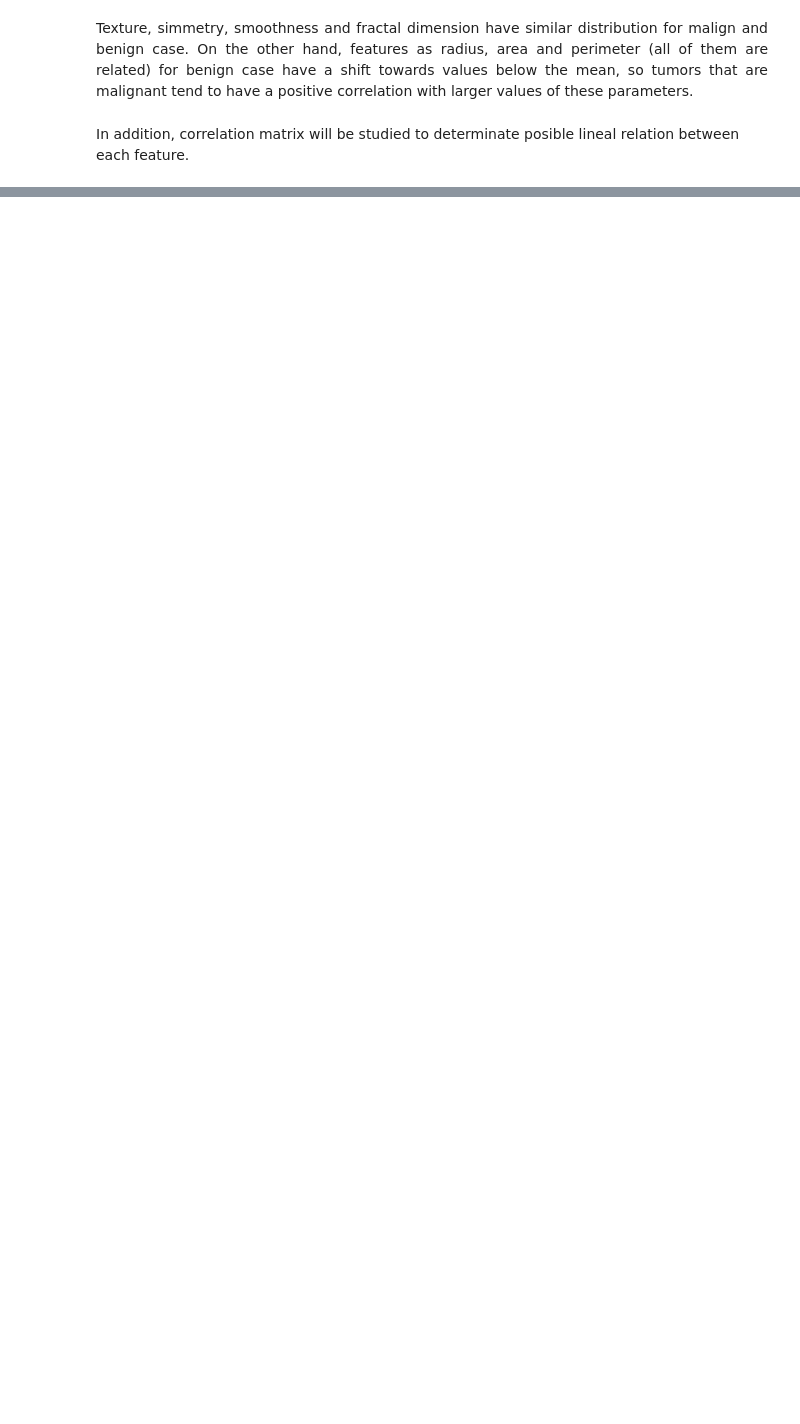
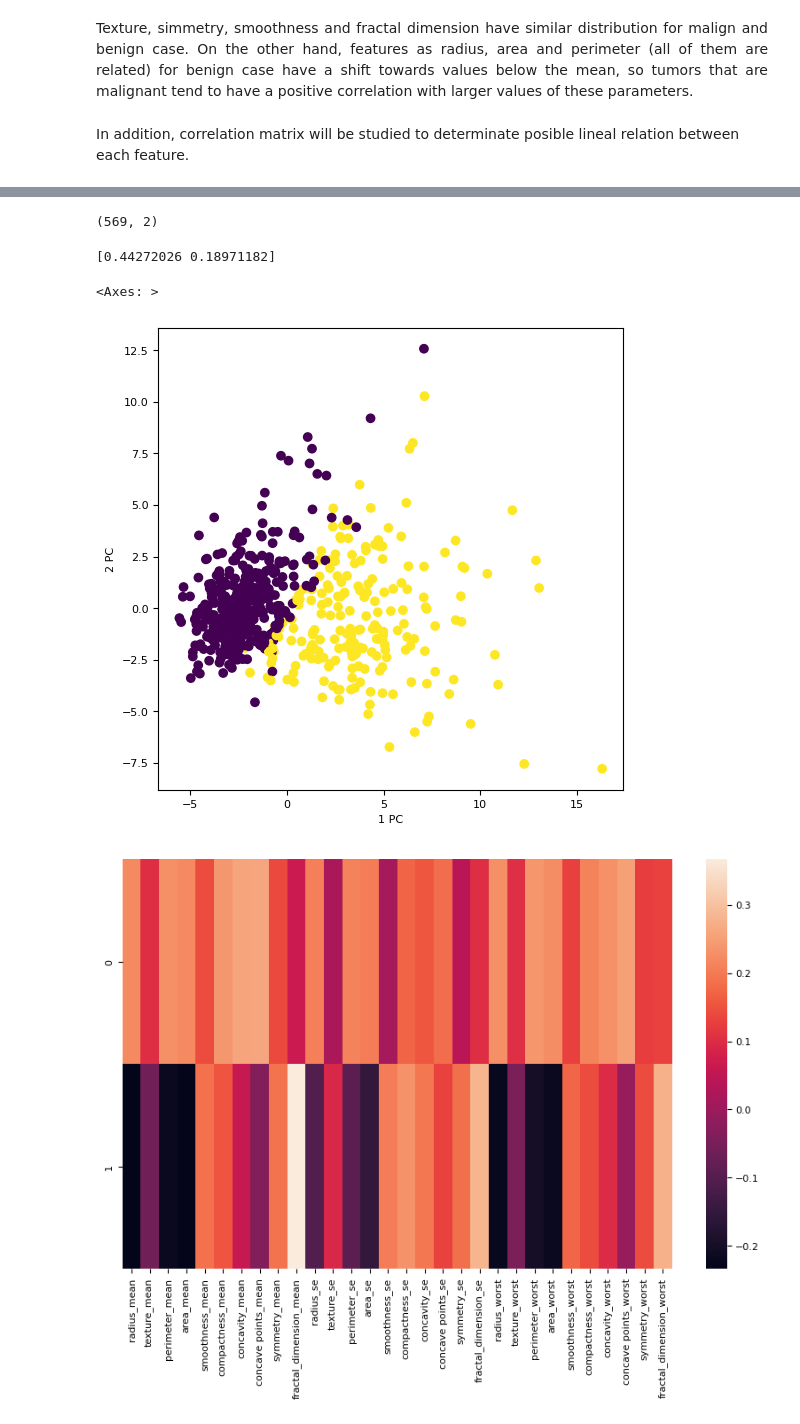
Before and after one commit to lpalfonsoa/Data-Analysis, a Jupyter notebook: Notebooks/BreastCancer.ipynb, the cells around one changed output, grey strips where cells are left out. Cells and saved outputs as stored; diff of their text form; code cells hidden in the pictures; blank space fills up the shorter version.

```diff
--- a/Notebooks/BreastCancer.ipynb
+++ b/Notebooks/BreastCancer.ipynb
@@ -194,0 +195,22 @@ plt.show()
+# %%
+pca = PCA(n_components=2)
+pca.fit(data_new)
+data_pca = pca.transform(data_new)
+display(data_pca.shape)
+#plot PCA
+target = [data_total['diagnosis'].map({'M':1, 'B':0})] #Creating target variable
+plt.figure(figsize=(6, 6))
+plt.scatter(data_pca[:, 0], data_pca[:,1], c=target)
+plt.xlabel('1 PC')
+plt.ylabel('2 PC')
+
+print(pca.explained_variance_ratio_)
+comp = pd.DataFrame(pca.components_, columns = data.columns)
+plt.figure(figsize=(10, 6))
+sns.heatmap(comp)
+# %% [output]
+(569, 2)
+[0.44272026 0.18971182]
+<Axes: >
+[figure, added]
+[figure, added]
```
Also changed, not shown: parts of 5 cells of this notebook.
